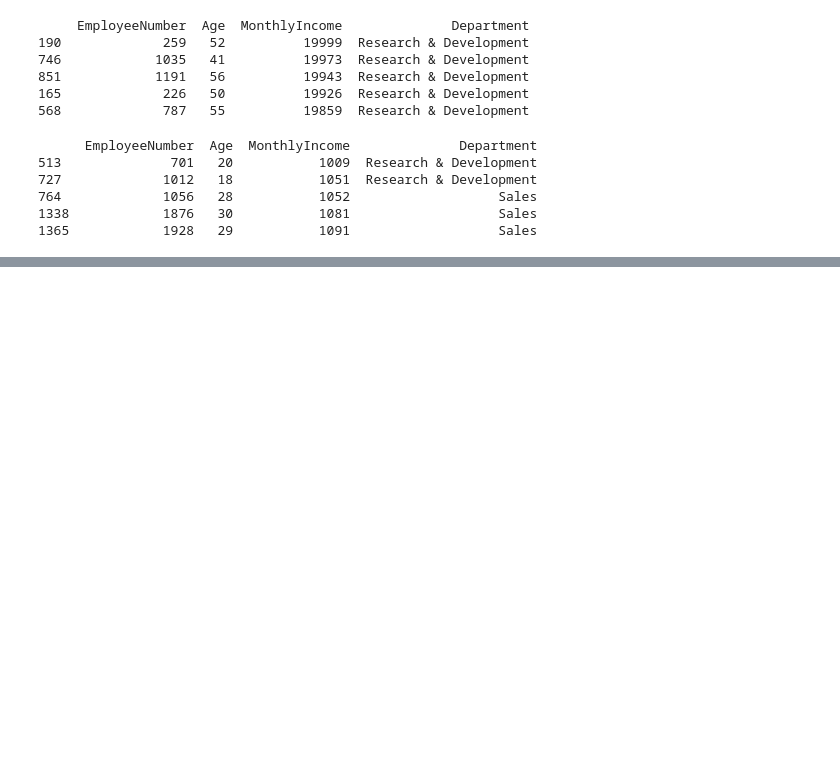
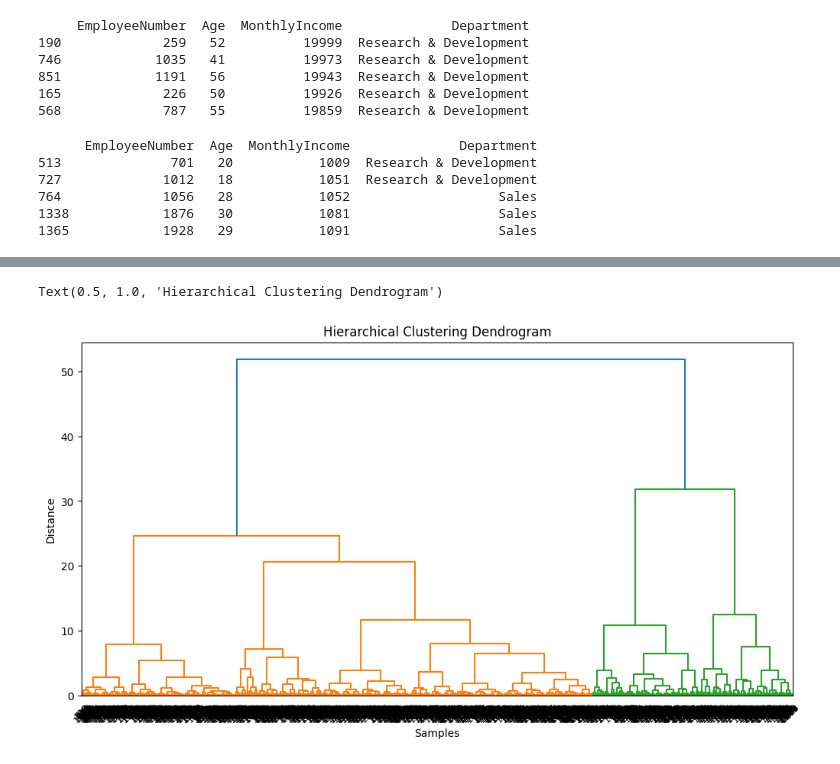
Before and after one commit to ddatnguyen97/HR-Analysis, a Jupyter notebook: IBM HR Analysis Practice.ipynb, the cells around one changed output, grey strips where cells are left out. Cells and saved outputs as stored; diff of their text form; code cells hidden in the pictures; blank space fills up the shorter version.

Commit message:
K-NN & Dendrogram Clustering

```diff
--- a/IBM HR Analysis Practice.ipynb
+++ b/IBM HR Analysis Practice.ipynb
@@ -354,0 +379,16 @@ tree.plot_tree(dtree)
+# %%
+features = ['Age', 'MonthlyIncome']
+
+scaler = StandardScaler()
+df[features] = scaler.fit_transform(df[features])
+
+linkage_matrix = linkage(df[features], method='ward')
+
+plt.figure(figsize=(12, 6))
+dendrogram(linkage_matrix, p=30, truncate_mode='level', leaf_rotation=45., leaf_font_size=8., show_contracted=True)
+plt.xlabel('Samples')
+plt.ylabel('Distance')
+plt.title('Hierarchical Clustering Dendrogram')
+# %% [output]
+Text(0.5, 1.0, 'Hierarchical Clustering Dendrogram')
+[figure, added]
```
Also changed, not shown: parts of 9 cells of this notebook.
